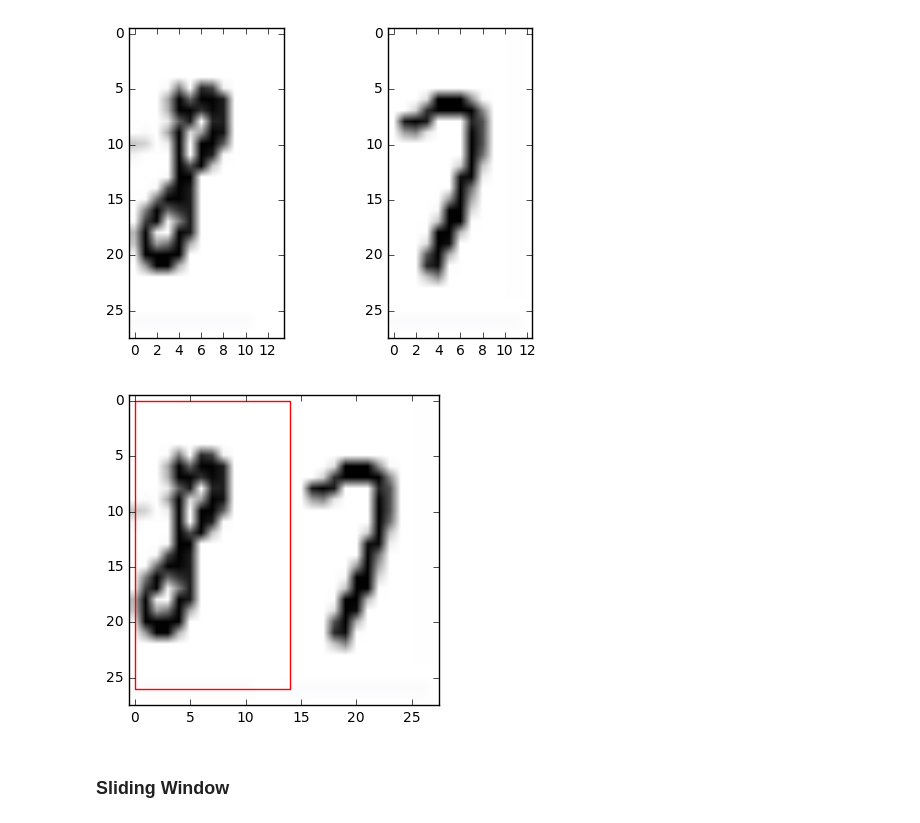
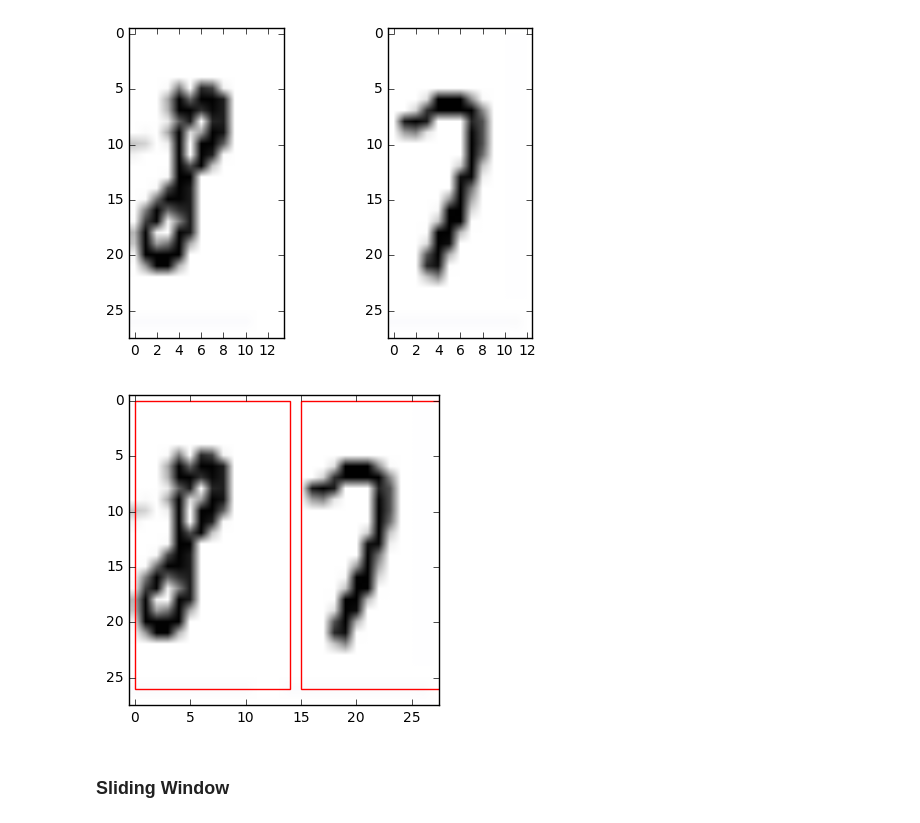
Before and after one commit to hamzafar/deep_learning_by_Google, a Jupyter notebook: project/object detection.ipynb, the cells around one changed output. Cells and saved outputs as stored; diff of their text form; code cells hidden in the pictures.

```diff
--- a/project/object detection.ipynb
+++ b/project/object detection.ipynb
@@ -50,29 +50,38 @@ imgplot = plt.imshow(img_data[0:28,15:28,:])
 # %%
 import matplotlib.pyplot as plt
 import matplotlib.patches as patches
 from PIL import Image
 import numpy as np
 
 im = img_data
 
 # Create figure and axes
 fig,ax = plt.subplots(1)
 
 # Display the image
 ax.imshow(im)
 
 # Create a Rectangle patch
 rect = patches.Rectangle((0,0),#(x,y)
                          14, #width
                          26, #height
                          linewidth=1,edgecolor='r',facecolor='none')
 
 # Add the patch to the Axes
 ax.add_patch(rect)
 
+# Create a Rectangle patch
+rect = patches.Rectangle((15,0),#(x,y)
+                         28, #width
+                         26, #height
+                         linewidth=1,edgecolor='r',facecolor='none')
+
+# Add the patch to the Axes
+ax.add_patch(rect)
+
 plt.show()
 # %% [output]
-[figure, old version]
+[figure, new version]
 # %% [markdown]
 ### Sliding Window
 # %%
```
